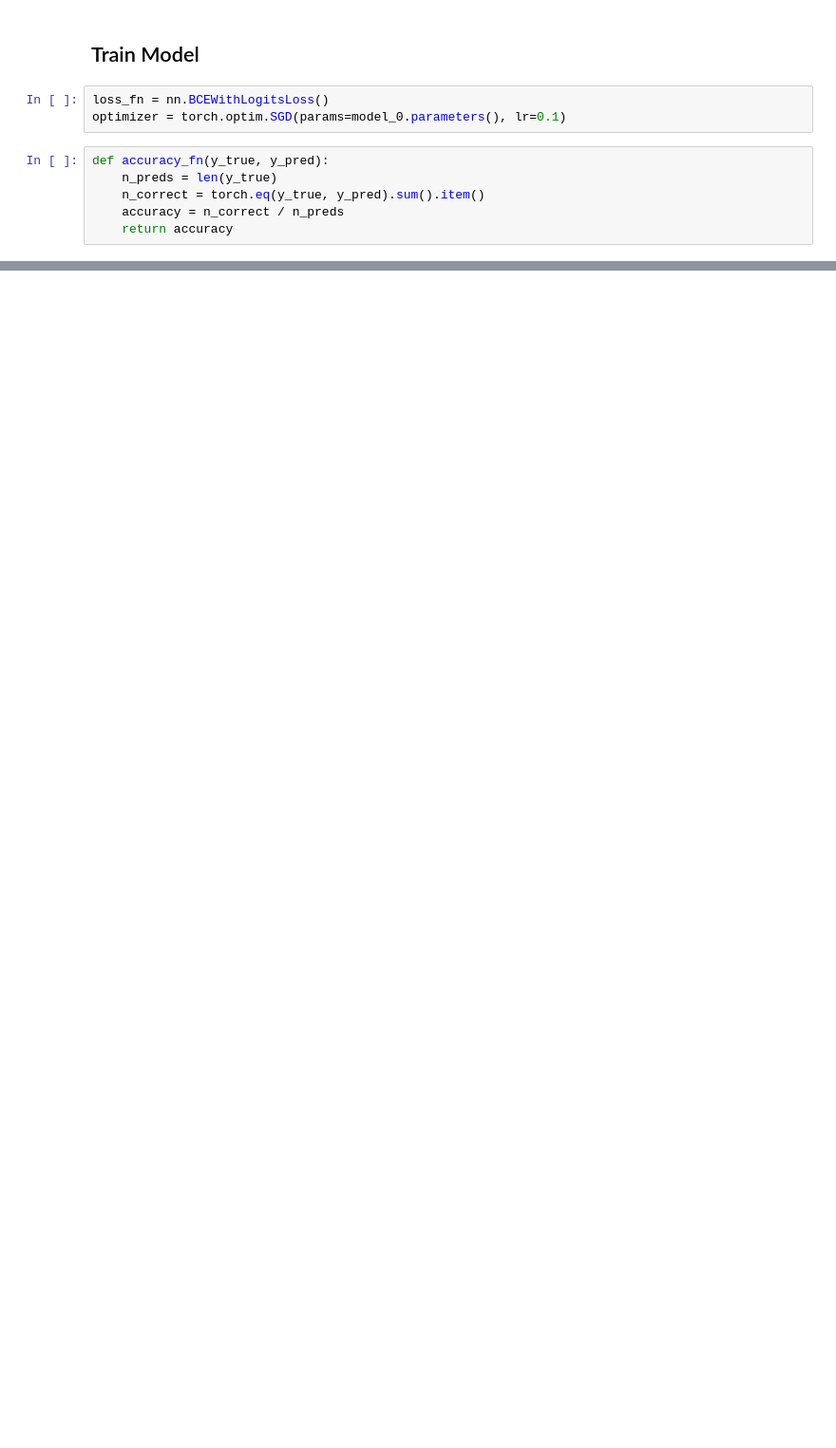
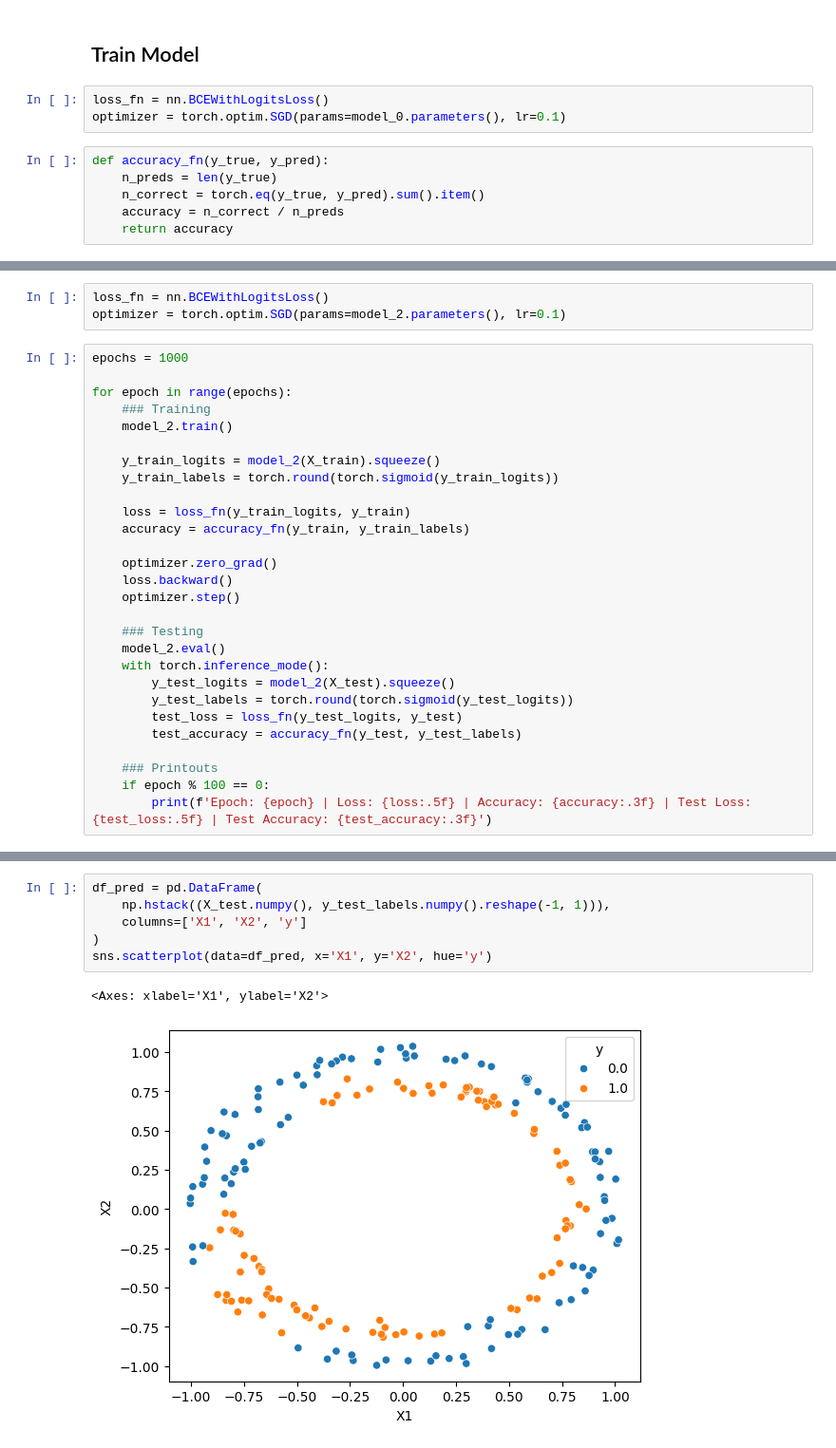
Before and after one commit to harnettd/learn-PyTorch, a Jupyter notebook: 02-Neural-Network-Classification.ipynb, the cells around one changed output, grey strips where cells are left out. Shown at 95% size. Saved outputs shown, nothing was run; the diff lists cells and outputs as text; blank space fills up the shorter version.

```diff
--- a/02-Neural-Network-Classification.ipynb
+++ b/02-Neural-Network-Classification.ipynb
@@ -180,0 +288,31 @@ Epoch: 90 | Loss: 0.69345 | Accuracy: 0.500 | Test Loss: 0.69590 | Test Accuracy
+# %%
+loss_fn = nn.BCEWithLogitsLoss()
+optimizer = torch.optim.SGD(params=model_2.parameters(), lr=0.1)
+# %%
+epochs = 1000
+
+for epoch in range(epochs):
+    ### Training
+    model_2.train()
+
+    y_train_logits = model_2(X_train).squeeze()
+    y_train_labels = torch.round(torch.sigmoid(y_train_logits))
+
+    loss = loss_fn(y_train_logits, y_train)
+    accuracy = accuracy_fn(y_train, y_train_labels)
+
+    optimizer.zero_grad()
+    loss.backward()
+    optimizer.step()
+
+    ### Testing
+    model_2.eval()
+    with torch.inference_mode():
+        y_test_logits = model_2(X_test).squeeze()
+        y_test_labels = torch.round(torch.sigmoid(y_test_logits))
+        test_loss = loss_fn(y_test_logits, y_test)
+        test_accuracy = accuracy_fn(y_test, y_test_labels)
+
+    ### Printouts
+    if epoch % 100 == 0:
+        print(f'Epoch: {epoch} | Loss: {loss:.5f} | Accuracy: {accuracy:.3f} | Test Loss: {test_loss:.5f} | Test Accuracy: {test_accuracy:.3f}')
@@ -180,0 +330,9 @@ Epoch: 90 | Loss: 0.69345 | Accuracy: 0.500 | Test Loss: 0.69590 | Test Accuracy
+# %%
+df_pred = pd.DataFrame(
+    np.hstack((X_test.numpy(), y_test_labels.numpy().reshape(-1, 1))),
+    columns=['X1', 'X2', 'y']
+)
+sns.scatterplot(data=df_pred, x='X1', y='X2', hue='y')
+# %% [output]
+<Axes: xlabel='X1', ylabel='X2'>
+[figure, added]
```
Also changed, not shown: parts of 18 cells of this notebook.
